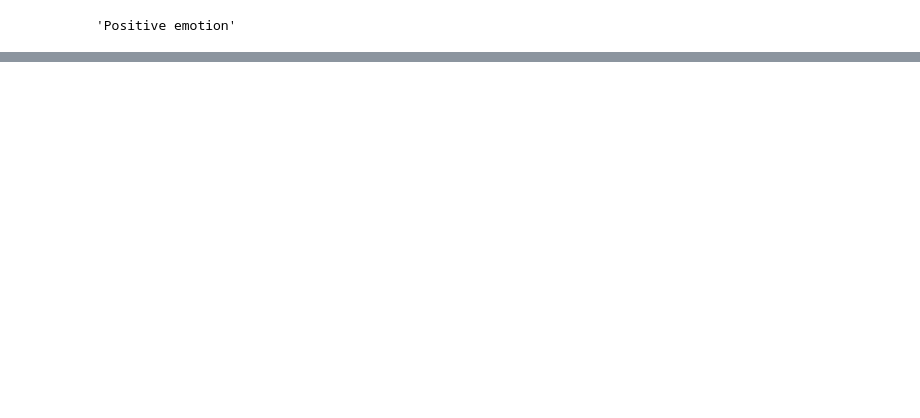
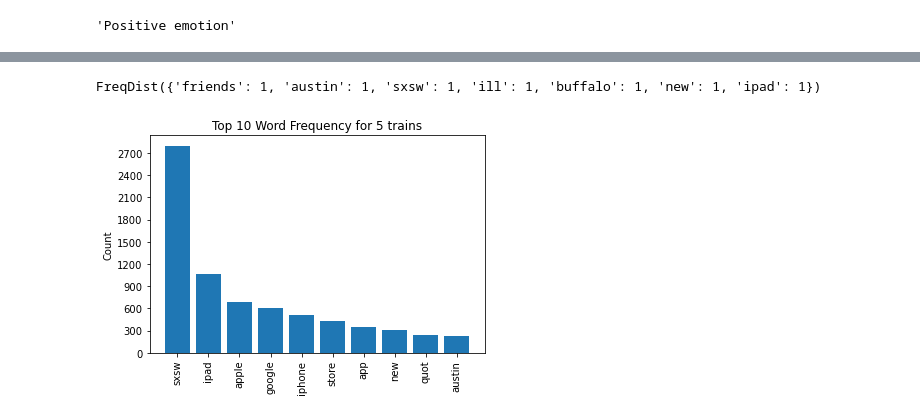
Before and after one commit to nate-walter/Twitter-NLP-Project, a Jupyter notebook: Phase-4-EDA-Friday.ipynb, the cells around one changed output, grey strips where cells are left out. Cells and saved outputs as stored; diff of their text form; code cells hidden in the pictures; blank space fills up the shorter version.

```diff
--- a/Phase-4-EDA-Friday.ipynb
+++ b/Phase-4-EDA-Friday.ipynb
@@ -243,0 +128,5 @@ df['tweet_text'][9092]
+# %%
+# A function to remove all non-ASCII characters
+def remove_nonASCII(x):
+    text = ''.join([c for c in x if ord(c) < 128])
+    return text
@@ -243,0 +152,40 @@ df['tweet_text'][9092]
+# %%
+X_train['tweet_text'] = X_train['tweet_text'].apply(remove_junk)
+# %%
+X_train['clean_tweet'] = X_train['tweet_text'].apply(remove_nonASCII)
+# %%
+X_train['clean_tokens'] = X_train['clean_tweet'].apply(tokenize_sw)
+# %%
+from nltk import FreqDist
+
+example_freq_dist = FreqDist(X_train.iloc[100]["clean_tokens"][:20])
+example_freq_dist
+# %% [output]
+FreqDist({'friends': 1, 'austin': 1, 'sxsw': 1, 'ill': 1, 'buffalo': 1, 'new': 1, 'ipad': 1})
+# %%
+import matplotlib.pyplot as plt
+from matplotlib.ticker import MaxNLocator
+
+def visualize_top_10(freq_dist, title):
+
+    # Extract data for plotting
+    top_10 = list(zip(*freq_dist.most_common(10)))
+    tokens = top_10[0]
+    counts = top_10[1]
+
+    # Set up plot and plot data
+    fig, ax = plt.subplots()
+    ax.bar(tokens, counts)
+
+    # Customize plot appearance
+    ax.set_title(title)
+    ax.set_ylabel("Count")
+    ax.yaxis.set_major_locator(MaxNLocator(integer=True))
+    ax.tick_params(axis="x", rotation=90)
+
+train_freq_dist = FreqDist(X_train['clean_tokens'].explode())
+
+# Plot the top 10 tokens
+visualize_top_10(train_freq_dist, "Top 10 Word Frequency for 5 trains")
+# %% [output]
+[figure, added]
```
Also changed, not shown: parts of 100 cells of this notebook.
